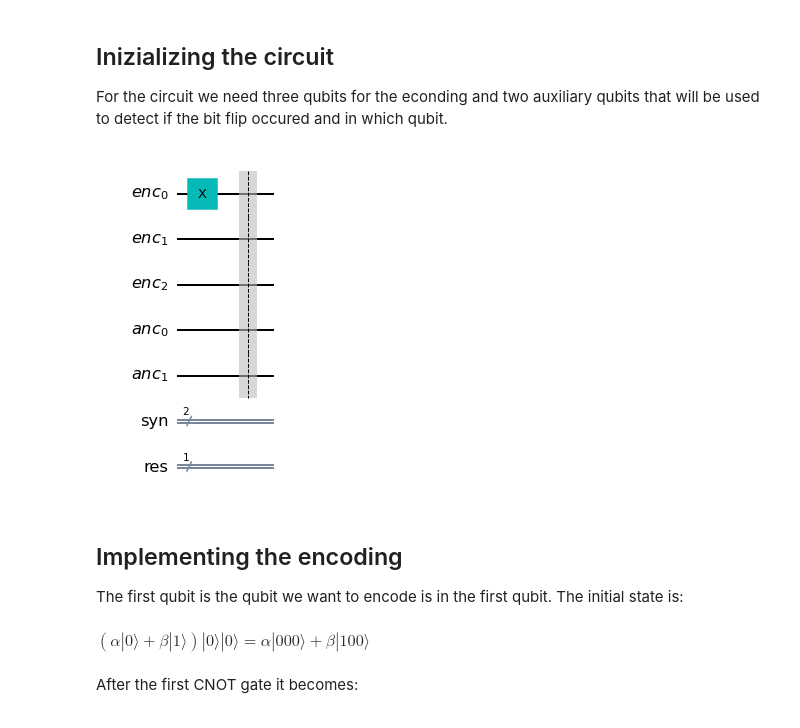
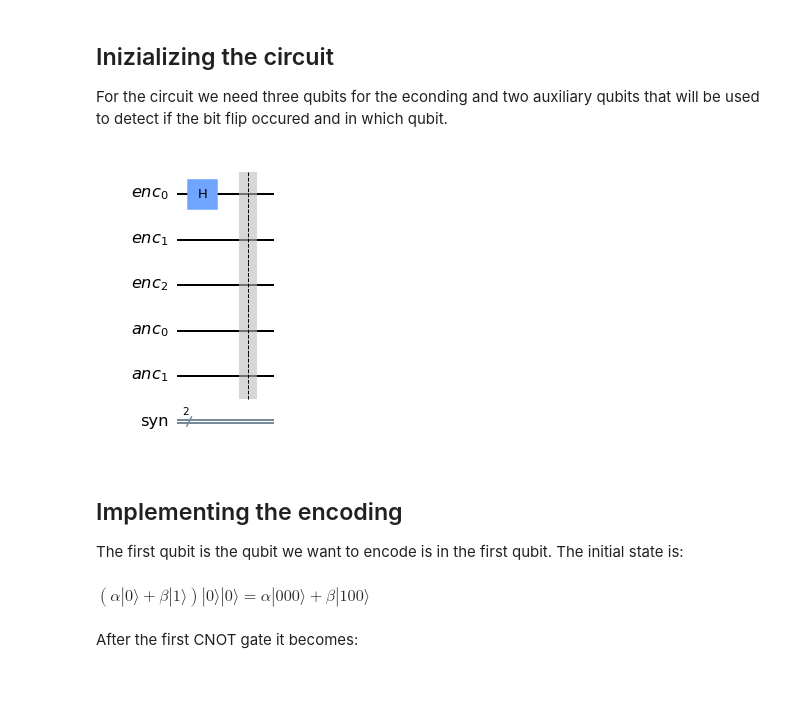
Before and after one commit to DiegoArcelli/Quantum-Error-Correction-Report, a Jupyter notebook: code/bit_flip_error_correction.ipynb, the cells around one changed output. Saved outputs shown, nothing was run; the diff lists cells and outputs as text; code cells hidden in the pictures; blank space fills up the shorter version.

Commit message:
improved bit flip circuit

```diff
--- a/code/bit_flip_error_correction.ipynb
+++ b/code/bit_flip_error_correction.ipynb
@@ -19,17 +19,16 @@ $|\psi\rangle =  \alpha|0\rangle + \beta|1\rangle \rightarrow \alpha|000\rangle
 
 For the circuit we need three qubits for the econding and two auxiliary qubits that will be used to detect if the bit flip occured and in which qubit.
 # %%
-qe = QuantumRegister(3, "enc")
-qa = QuantumRegister(2, "anc")
-cs = ClassicalRegister(2, "syn")
-cr = ClassicalRegister(1, "res")
+q_enc = QuantumRegister(3, "enc")
+q_anc = QuantumRegister(2, "anc")
+c_syn = ClassicalRegister(2, "syn")
 
-qc = QuantumCircuit(qe, qa, cs, cr)
-qc.x(qe[0])
+qc = QuantumCircuit(q_enc, q_anc, c_syn)
+qc.h(q_enc[0])
 qc.barrier()
 qc.draw(output="mpl")
 # %% [output]
-[figure, old version]
+[figure, new version]
 # %% [markdown]
 ## Implementing the encoding
 
```
Also changed, not shown: parts of 10 cells of this notebook, 3 other files.
